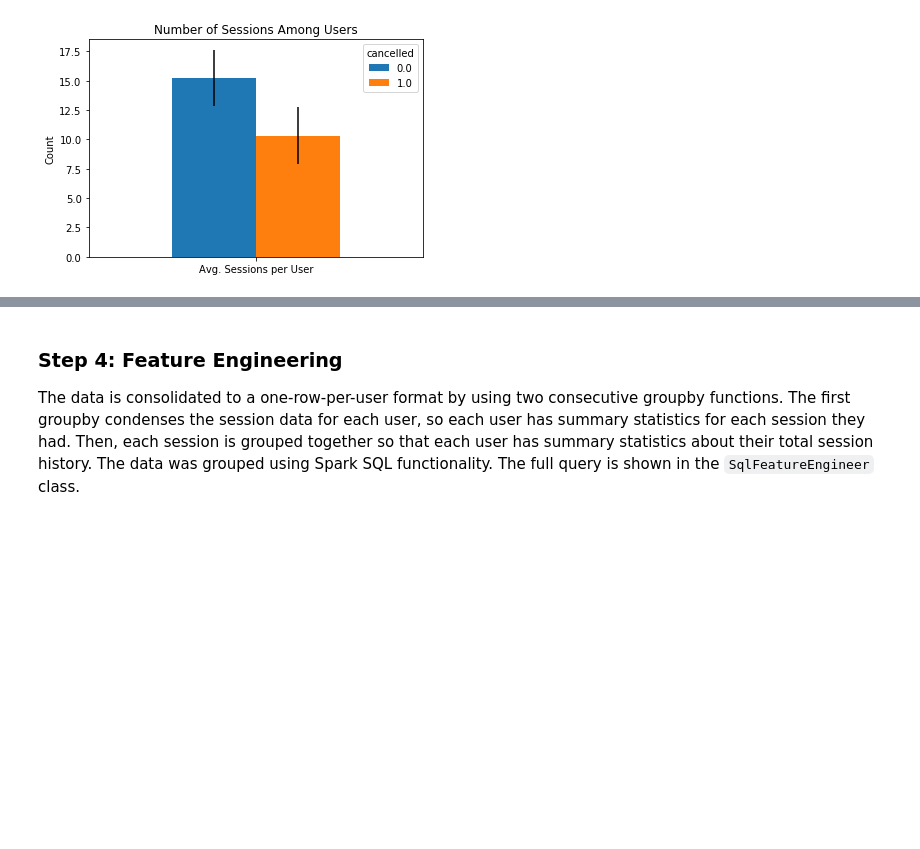
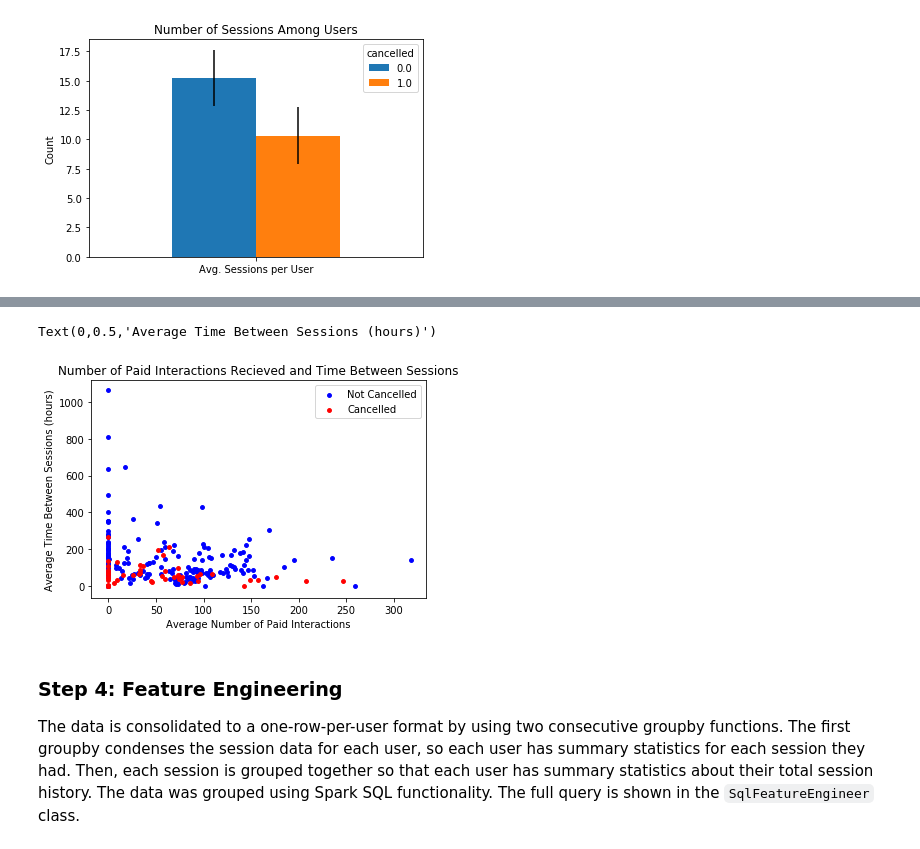
Before and after one commit to tomwerner5/sparkify, a Jupyter notebook: Sparkify.ipynb, the cells around one changed output, grey strips where cells are left out. Saved outputs shown, nothing was run; the diff lists cells and outputs as text; code cells hidden in the pictures; blank space fills up the shorter version.

```diff
--- a/Sparkify.ipynb
+++ b/Sparkify.ipynb
@@ -360,3 +405,23 @@ Text(0,0.5,'Average Time Between Sessions (hours)')
+# %%
+fig, ax = plt.subplots()
+for color in ['blue', 'red']:
+    if color == 'red':
+        X = id_group[id_group['cancelled'] == 1]['avg_num_paid_interactions'].values
+        Y = id_group[id_group['cancelled'] == 1]['avg_time_between_sessions'].values/3600
+    else:
+        X = id_group[id_group['cancelled'] == 0]['avg_num_paid_interactions'].values
+        Y = id_group[id_group['cancelled'] == 0]['avg_time_between_sessions'].values/3600
+
+    ax.scatter(X, Y, c=color, label=color,
+               s=15)
+
+ax.legend(labels=['Not Cancelled', 'Cancelled'])
+plt.title('Number of Paid Interactions Recieved and Time Between Sessions')
+plt.xlabel('Average Number of Paid Interactions')
+plt.ylabel('Average Time Between Sessions (hours)')
+# %% [output]
+Text(0,0.5,'Average Time Between Sessions (hours)')
+[figure, added]
 # %% [markdown]
 ### Step 4: Feature Engineering
 
```
Also changed, not shown: parts of 20 cells of this notebook.
